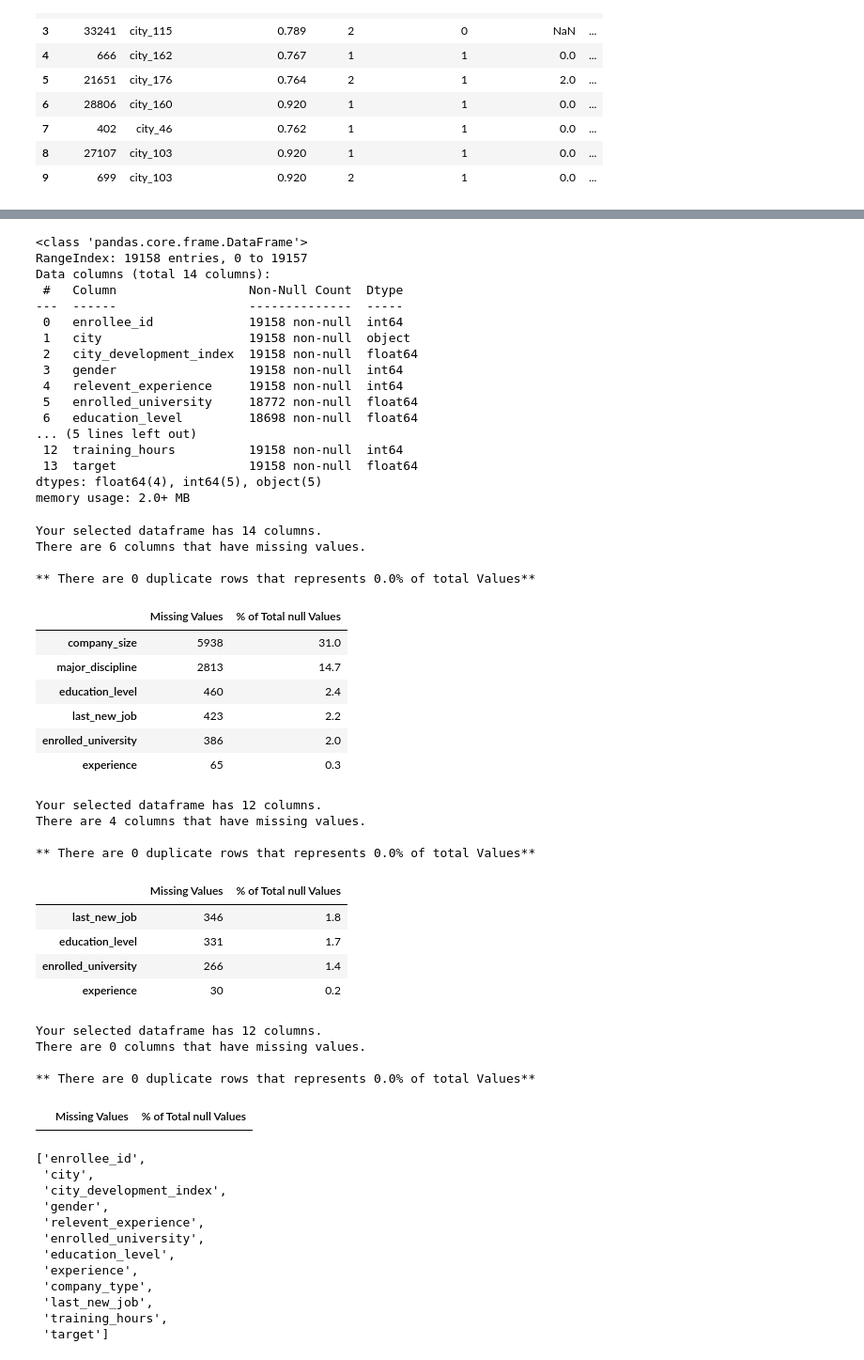
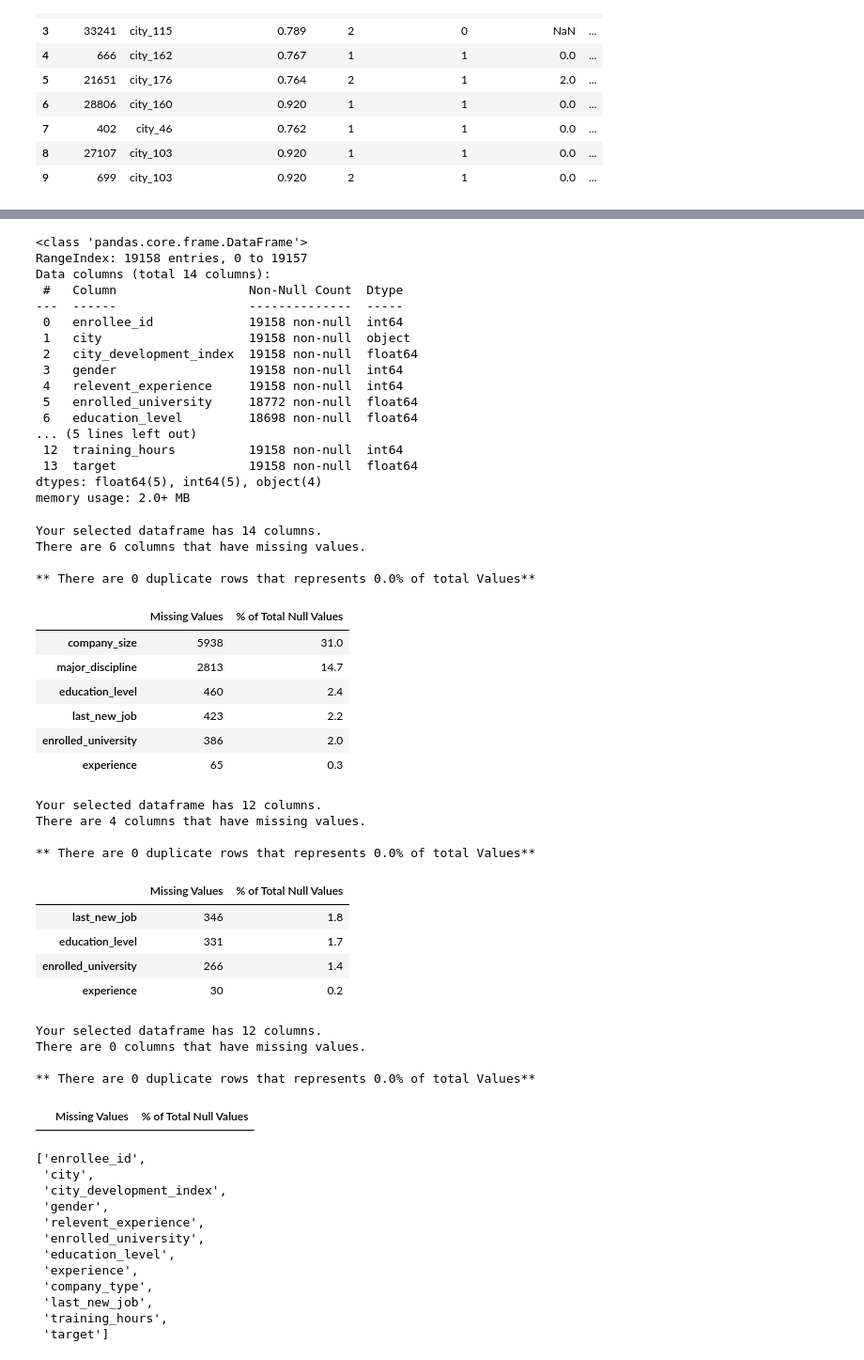
Before and after one commit to LinhQuach13/Individual_project_HR_analytics, a Jupyter notebook: Workbook.ipynb, the cells around one changed output, grey strips where cells are left out. Shown at 94% size. Saved outputs shown, nothing was run; the diff lists cells and outputs as text; code cells hidden in the pictures.

```diff
--- a/Workbook.ipynb
+++ b/Workbook.ipynb
@@ -87,6 +76,6 @@ def miss_dup_values(df):
 # %%
 #acquiring aug_train csv
-aug_train_df= get_aug_train('archive/aug_train.csv')
+aug_train_df= acquire.get_aug_train('archive/aug_train.csv')
 # %%
 aug_train_df.head()
 # %% [output]
@@ -304,3 +269,6 @@ aug_train_df.head(10)
 | 7 | 402 | city_46 | 0.762 | 1 | 1 | 0.0 | ... |
 | 8 | 27107 | city_103 | 0.920 | 1 | 1 | 0.0 | ... |
 | 9 | 699 | city_103 | 0.920 | 2 | 1 | 0.0 | ... |
+# %%
+#encode company type column
+aug_train_df.last_new_job.replace({'>4': 5, '4': 4, '3': 3, '2': 2, '1': 1, 'never': 0}, inplace = True)
@@ -323,17 +306,17 @@ Data columns (total 14 columns):
 ... (5 lines left out)
  12  training_hours          19158 non-null  int64
  13  target                  19158 non-null  float64
-dtypes: float64(4), int64(5), object(5)
+dtypes: float64(5), int64(5), object(4)
 memory usage: 2.0+ MB
 # %%
 # Using the missing duplicate function to see how many missing values we have
-miss_dup_values(aug_train_df)
+prepare.miss_dup_values(aug_train_df)
 # %% [output]
 Your selected dataframe has 14 columns.
 There are 6 columns that have missing values.
 
 ** There are 0 duplicate rows that represents 0.0% of total Values**
-|  | Missing Values | % of Total null Values |
+|  | Missing Values | % of Total Null Values |
 | company_size | 5938 | 31.0 |
 | major_discipline | 2813 | 14.7 |
 | education_level | 460 | 2.4 |
@@ -362,12 +329,12 @@ aug_train_df= handle_missing_values(aug_train_df, prop_required_column = .9, pro
 # %%
 # Using the missing duplicate function to see how many missing values we have
-miss_dup_values(aug_train_df)
+prepare.miss_dup_values(aug_train_df)
 # %% [output]
 Your selected dataframe has 12 columns.
 There are 4 columns that have missing values.
 
 ** There are 0 duplicate rows that represents 0.0% of total Values**
-|  | Missing Values | % of Total null Values |
+|  | Missing Values | % of Total Null Values |
 | last_new_job | 346 | 1.8 |
 | education_level | 331 | 1.7 |
 | enrolled_university | 266 | 1.4 |
@@ -377,13 +344,13 @@ There are 4 columns that have missing values.
 aug_train_df= aug_train_df.dropna()
 # %%
 # Using the missing duplicate function to see how many missing values we have and we see we not longer have any rows with nulls
-miss_dup_values(aug_train_df)
+prepare.miss_dup_values(aug_train_df)
 # %% [output]
 Your selected dataframe has 12 columns.
 There are 0 columns that have missing values.
 
 ** There are 0 duplicate rows that represents 0.0% of total Values**
-|  | Missing Values | % of Total null Values |
+|  | Missing Values | % of Total Null Values |
 # %%
 #Verify which columns are in df
 aug_train_df.columns.tolist()
```
Also changed, not shown: parts of 48 cells of this notebook.
